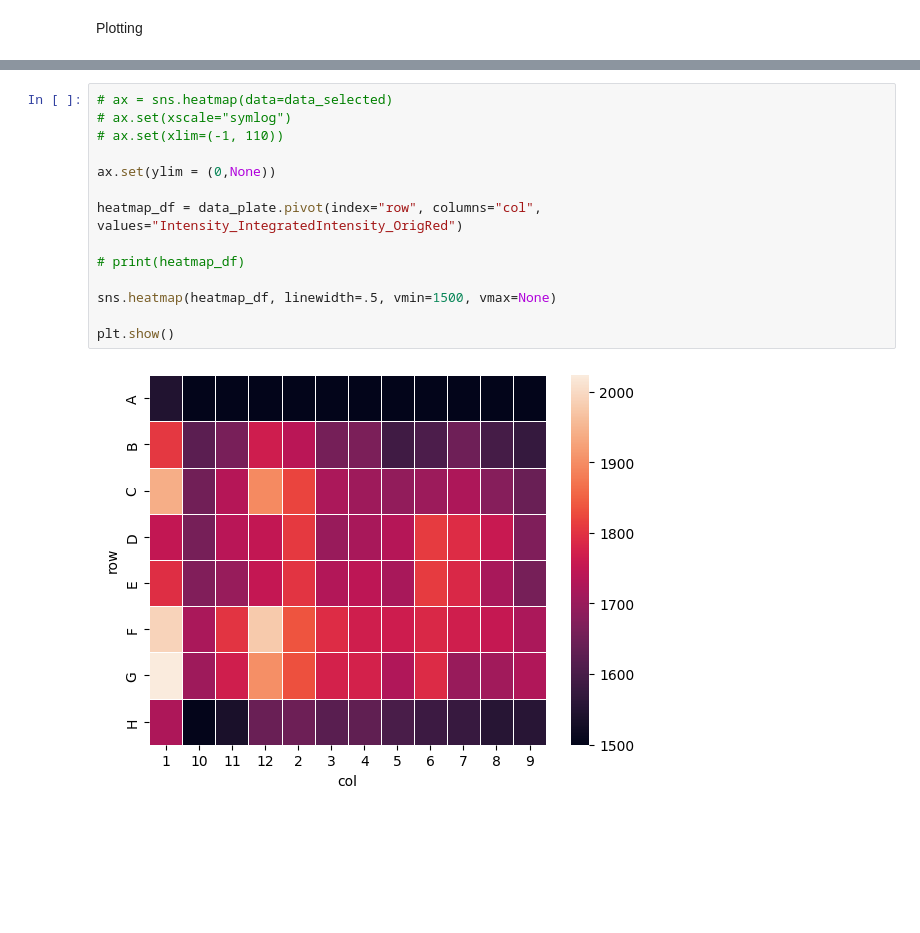
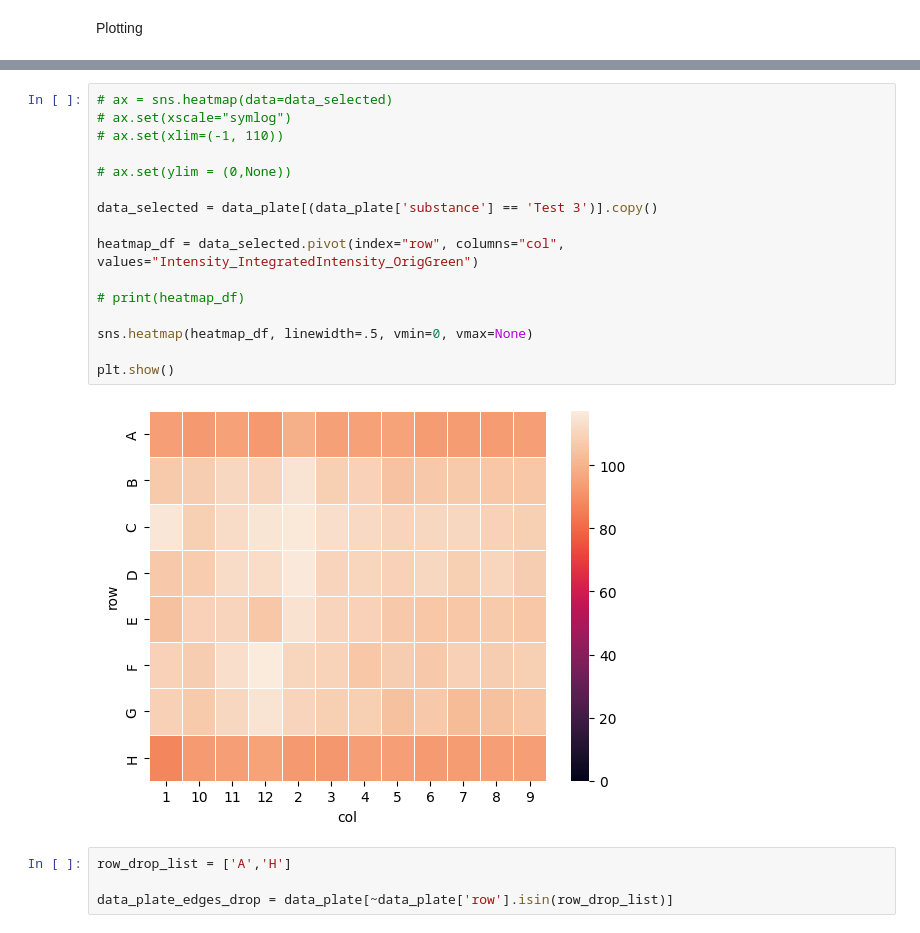
Before and after one commit to arteys/Resazurin_ChemiDoc, a Jupyter notebook: RZ_12_concentrations.ipynb, the cells around one changed output, grey strips where cells are left out. Saved outputs shown, nothing was run; the diff lists cells and outputs as text; blank space fills up the shorter version.

```diff
--- a/RZ_12_concentrations.ipynb
+++ b/RZ_12_concentrations.ipynb
@@ -189,16 +201,22 @@ plt.show()
 # %%
 # ax = sns.heatmap(data=data_selected)
 # ax.set(xscale="symlog")
 # ax.set(xlim=(-1, 110))
 
-ax.set(ylim = (0,None))
+# ax.set(ylim = (0,None))
 
-heatmap_df = data_plate.pivot(index="row", columns="col", values="Intensity_IntegratedIntensity_OrigRed")
+data_selected = data_plate[(data_plate['substance'] == 'Test 3')].copy()
+
+heatmap_df = data_selected.pivot(index="row", columns="col", values="Intensity_IntegratedIntensity_OrigGreen")
 
 # print(heatmap_df)
 
-sns.heatmap(heatmap_df, linewidth=.5, vmin=1500, vmax=None)
+sns.heatmap(heatmap_df, linewidth=.5, vmin=0, vmax=None)
 
 plt.show()
 # %% [output]
-[figure, old version]
+[figure, new version]
+# %%
+row_drop_list = ['A','H']
+
+data_plate_edges_drop = data_plate[~data_plate['row'].isin(row_drop_list)]
```
Also changed, not shown: parts of 18 cells of this notebook, 1 other file.
